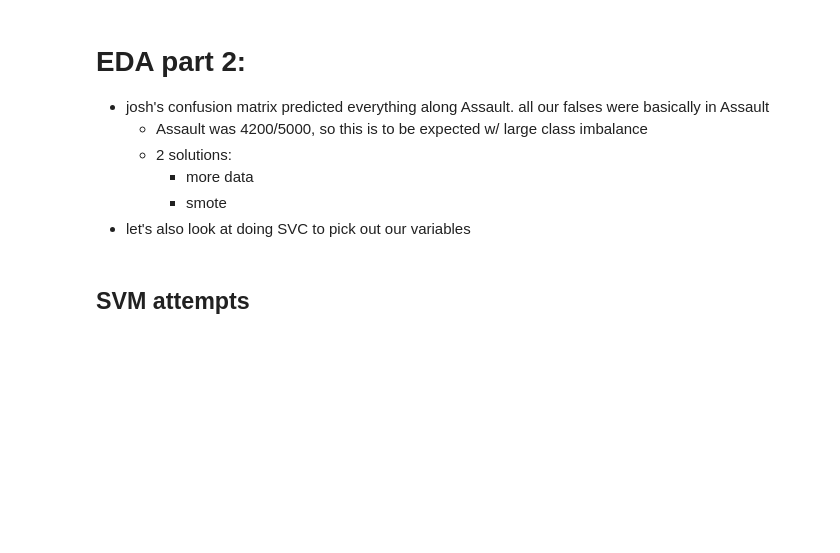
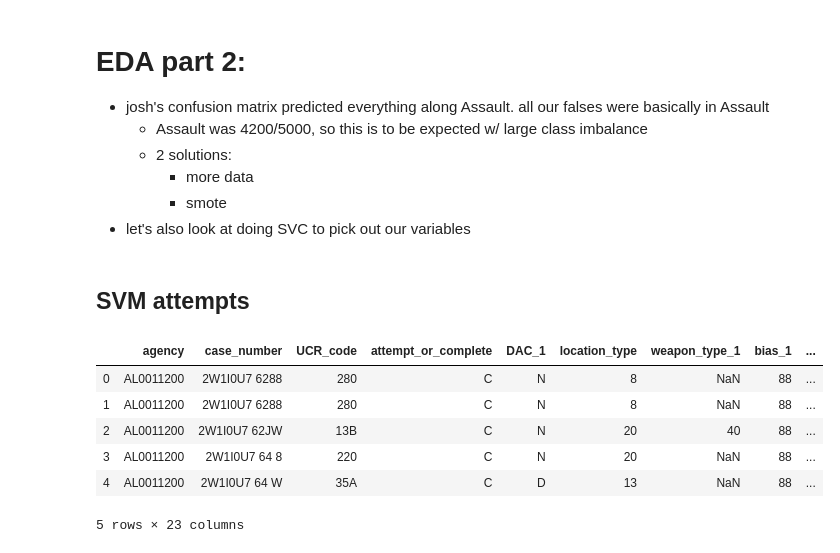
Before and after one commit to mcleverley/crimes_NIBRS_2016, a Jupyter notebook: eda_2.ipynb, the cells around one changed output. Saved outputs shown, nothing was run; the diff lists cells and outputs as text; code cells hidden in the pictures; blank space fills up the shorter version.

```diff
--- a/eda_2.ipynb
+++ b/eda_2.ipynb
@@ -18,6 +22,16 @@ from sklearn.metrics import accuracy_score, f1_score, confusion_matrix, classifi
 - let's also look at doing SVC to pick out our variables
 # %% [markdown]
 ## SVM attempts
+# %%
+storage.head()
+# %% [output]
+|  | agency | case_number | UCR_code | attempt_or_complete | DAC_1 | location_type | weapon_type_1 | bias_1 | ... |
+| 0 | AL0011200 | 2W1I0U7 6288 | 280 | C | N | 8 | NaN | 88 | ... |
+| 1 | AL0011200 | 2W1I0U7 6288 | 280 | C | N | 8 | NaN | 88 | ... |
+| 2 | AL0011200 | 2W1I0U7 62JW | 13B | C | N | 20 | 40 | 88 | ... |
+| 3 | AL0011200 | 2W1I0U7 64 8 | 220 | C | N | 20 | NaN | 88 | ... |
+| 4 | AL0011200 | 2W1I0U7 64 W | 35A | C | D | 13 | NaN | 88 | ... |
+5 rows × 23 columns
 # %%
 print('importing')
 df = pd.read_csv('merged.csv')
```
Also changed, not shown: parts of 54 cells of this notebook, 4 other files.
